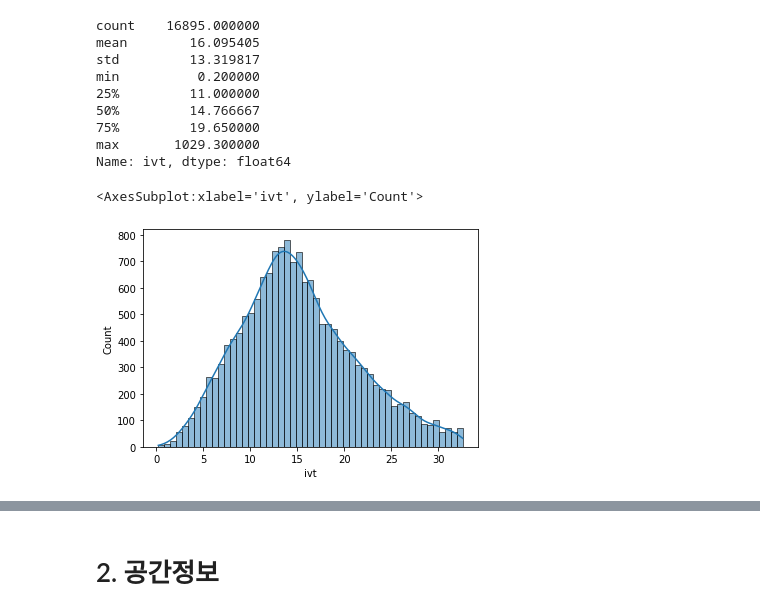
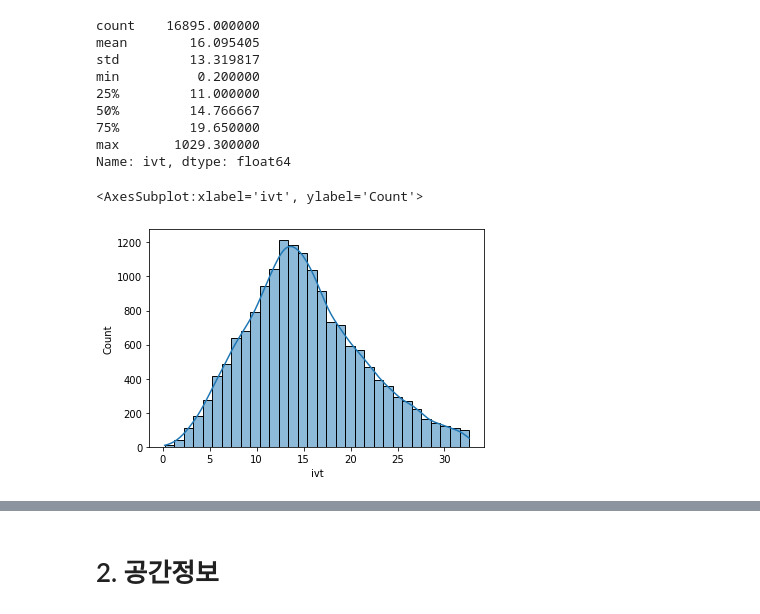
Before and after one commit to green-jade/iMOD-analysis, a Jupyter notebook: Analysis.ipynb, the cells around one changed output, grey strips where cells are left out. Saved outputs shown, nothing was run; the diff lists cells and outputs as text; code cells hidden in the pictures.

```diff
--- a/Analysis.ipynb
+++ b/Analysis.ipynb
@@ -335,9 +334,9 @@ Name: ivt, dtype: float64
 # %%
 # outlier 제거 후 분포 시각화
 IQR =  19.65 - 11
 limit_1 = 11 - IQR * 1.5
 limit_2 = 19.65 + IQR * 1.5
-sns.histplot(data = order_last[(order_last['ivt']>limit_1) & (order_last['ivt']<limit_2)], x="ivt", kde = 'True')
+sns.histplot(data = order_last[(order_last['ivt']>limit_1) & (order_last['ivt']<limit_2)], x="ivt",bins= 32, kde = 'True')
 # %% [output]
 <AxesSubplot:xlabel='ivt', ylabel='Count'>
-[figure, old version]
+[figure, new version]
```
Also changed, not shown: parts of 3 cells of this notebook.
